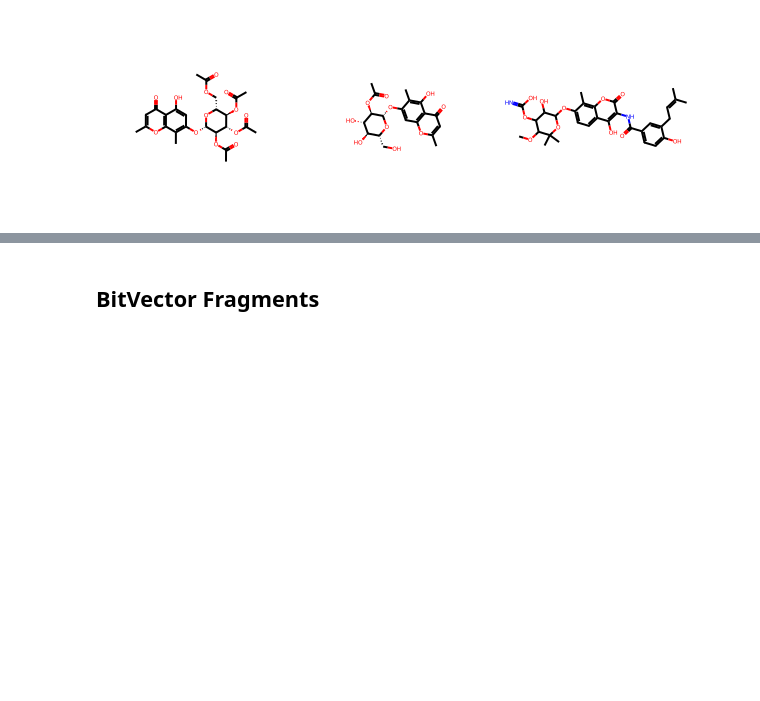
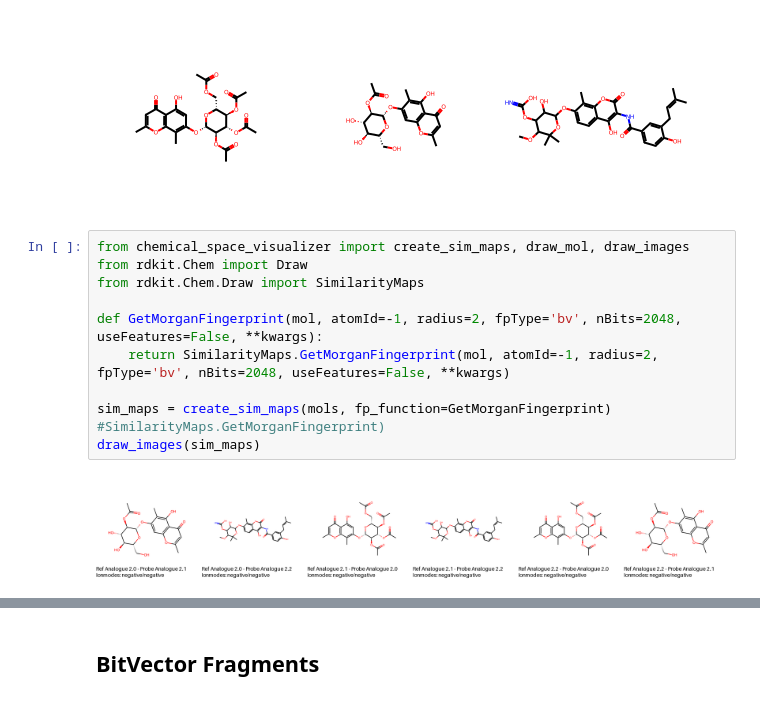
Before and after one commit to Knerten0815/master-thesis-code, a Jupyter notebook: ChemspaceExplorerExplorer.ipynb, the cells around one changed output, grey strips where cells are left out. Cells and saved outputs as stored; diff of their text form; blank space fills up the shorter version.

```diff
--- a/ChemspaceExplorerExplorer.ipynb
+++ b/ChemspaceExplorerExplorer.ipynb
@@ -91,3 +91,15 @@ MolsToGridImage(mols)
 # %% [output]
 query_spectrum_id: 2, n: 2, threshold: 10, fragments_per_row: 6, debug: False, include_visited_pairs: False
 [figure]
+# %%
+from chemical_space_visualizer import create_sim_maps, draw_mol, draw_images
+from rdkit.Chem import Draw
+from rdkit.Chem.Draw import SimilarityMaps
+
+def GetMorganFingerprint(mol, atomId=-1, radius=2, fpType='bv', nBits=2048, useFeatures=False, **kwargs):
+    return SimilarityMaps.GetMorganFingerprint(mol, atomId=-1, radius=2, fpType='bv', nBits=2048, useFeatures=False, **kwargs)
+
+sim_maps = create_sim_maps(mols, fp_function=GetMorganFingerprint) #SimilarityMaps.GetMorganFingerprint)
+draw_images(sim_maps)
+# %% [output]
+[figure, added]
```
Also changed, not shown: parts of 2 cells of this notebook.
